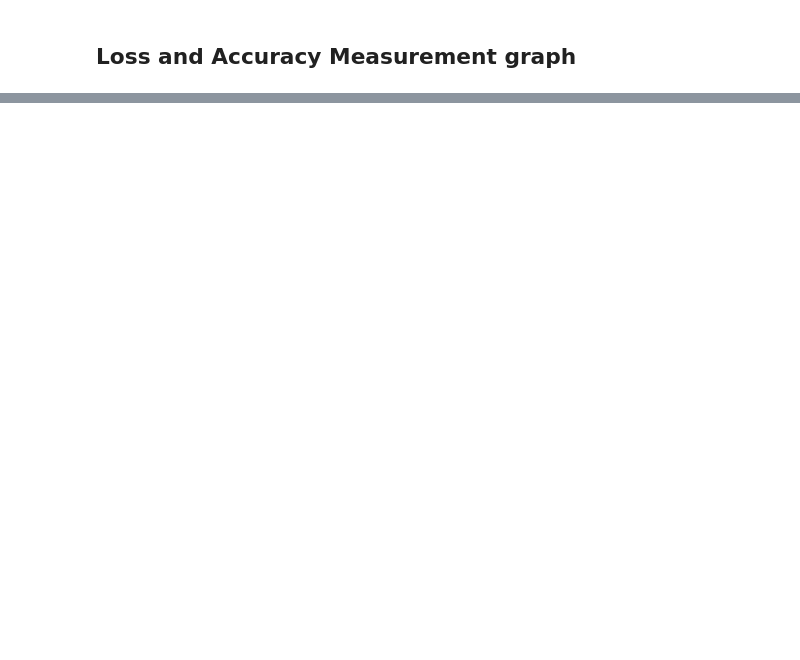
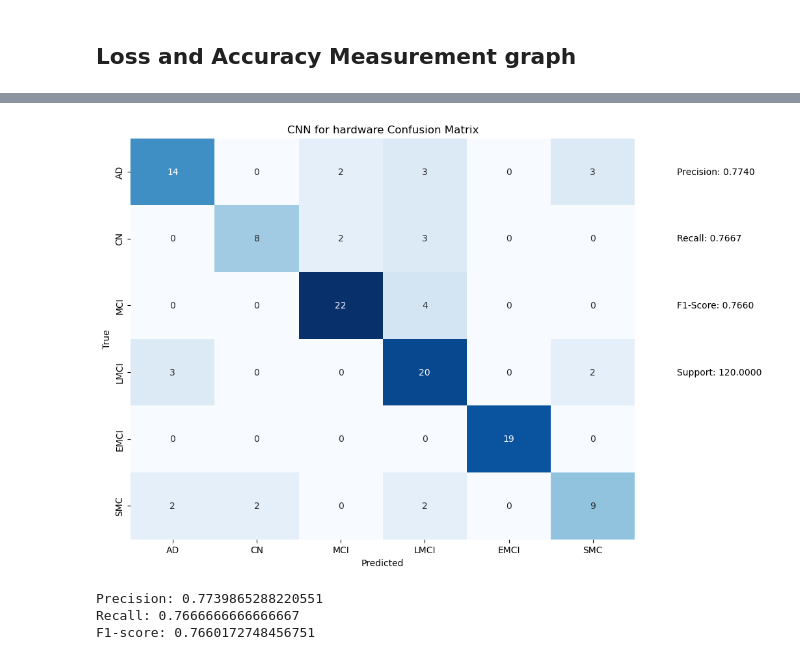
Before and after one commit to Dhanush678/Final-year-project, a Jupyter notebook: final_code.ipynb, the cells around one changed output, grey strips where cells are left out. Cells and saved outputs as stored; diff of their text form; code cells hidden in the pictures; blank space fills up the shorter version.

```diff
--- a/final_code.ipynb
+++ b/final_code.ipynb
@@ -606,0 +620,19 @@ SVM Accuracy: 1.0
+# %%
+xtrain,xtest, Ytrain,ytest = train_test_split(Xtrain, Ytrain,test_size=0.12
+                                              , random_state=42)
+# %%
+ytrain_new = []
+ytest_new = []
+
+for i in Ytrain:
+    ytrain_new.append(labels.index(i))
+ytrain = to_categorical(ytrain_new)
+
+for i in ytest:
+    ytest_new.append(labels.index(i))
+
+ytest = to_categorical(ytest_new)
+# %%
+plot_model(model, to_file='cnn.png', show_shapes=True, show_layer_names=True)
+
+history=model.fit(xtrain, ytrain, epochs=30, batch_size=32, validation_split=0.2)
@@ -606,0 +657,50 @@ SVM Accuracy: 1.0
+# %%
+from sklearn.metrics import classification_report, confusion_matrix, accuracy_score
+import numpy as np
+import matplotlib.pyplot as plt
+import seaborn as sns
+
+# Assuming 'labels' is a list of class labels
+labels = ['AD', 'CN', 'MCI', 'LMCI', 'EMCI', 'SMC']
+
+# Assuming 'xtest' and 'ytest' are your test data and labels
+pred = model.predict(xtest)
+pred = np.argmax(pred, axis=1)
+
+actual_label = np.argmax(ytest, axis=1)
+
+conf_matrix = confusion_matrix(actual_label, pred)
+accuracy = accuracy_score(actual_label, pred)
+print(f'Accuracy: {accuracy}')
+
+# Plot the confusion matrix using seaborn and matplotlib
+plt.figure(figsize=(10, 8))
+sns.heatmap(conf_matrix, annot=True, fmt="d", cmap="Blues", xticklabels=labels, yticklabels=labels, cbar=False)
+
+# Display overall metrics below the x-axis
+report = classification_report(actual_label, pred, target_names=labels, output_dict=True)
+overall_metrics = report['weighted avg']
+
+# Display metrics below the x-axis
+metrics_labels = ['Precision', 'Recall', 'F1-Score', 'Support']
+metrics_values = [overall_metrics['precision'], overall_metrics['recall'], overall_metrics['f1-score'], overall_metrics['support']]
+
+for i, metric in enumerate(metrics_labels):
+    plt.text(len(labels) + 0.5, i + 0.5, f'{metric}: {metrics_values[i]:.4f}', verticalalignment='center')
+
+plt.xlabel('Predicted')
+plt.ylabel('True')
+plt.title('CNN for hardware Confusion Matrix')
+plt.show()
+from sklearn.metrics import precision_score, recall_score, f1_score
+
+# Calculate precision, recall, and F1-score
+precision = precision_score(actual_label, pred, average='weighted')
+recall = recall_score(actual_label, pred, average='weighted')
+f1 = f1_score(actual_label, pred, average='weighted')
+
+# Print precision, recall, and F1-score
+print(f'Precision: {precision}')
+print(f'Recall: {recall}')
+print(f'F1-score: {f1}')
+# %% [output]
@@ -606,0 +709,4 @@ SVM Accuracy: 1.0
+[figure, added]
+Precision: 0.7739865288220551
+Recall: 0.7666666666666667
+F1-score: 0.7660172748456751
```
Also changed, not shown: parts of 95 cells of this notebook.
